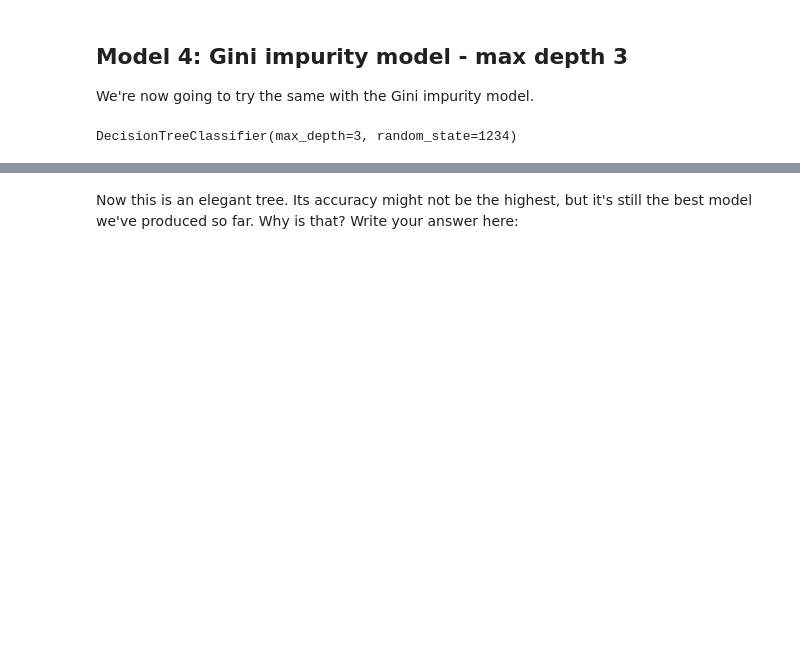
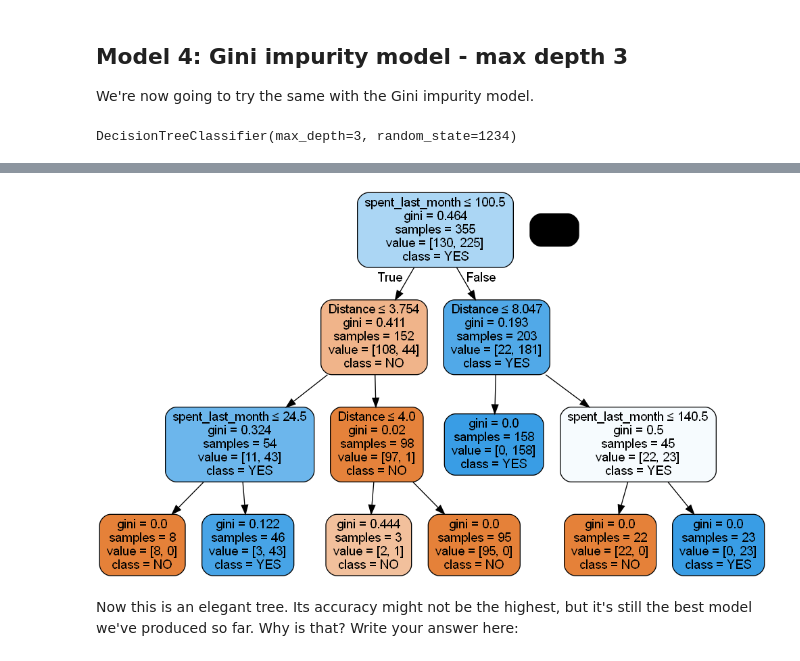
Before and after one commit to phys1cstothemax/Springboard, a Jupyter notebook: Springboard Decision Tree Specialty Coffee Case Study - Tier 3.ipynb, the cells around one changed output, grey strips where cells are left out. Drawn from its saved outputs; the diff is of its cells as text; code cells hidden in the pictures; blank space fills up the shorter version.

```diff
--- a/Springboard Decision Tree Specialty Coffee Case Study - Tier 3.ipynb
+++ b/Springboard Decision Tree Specialty Coffee Case Study - Tier 3.ipynb
@@ -537,3 +576,14 @@ Recall score 1.0
+# %%
+dot_data = StringIO()
+tree.export_graphviz(gini_model2, out_file=dot_data, filled=True, rounded=True, special_characters=True,
+                     feature_names=X_train.columns, class_names= ['NO', 'YES'])
+
+
+# Alternatively for class_names use gini_model2.classes_
+graph = pydotplus.graph_from_dot_data(dot_data.getvalue())
+Image(graph.create_png())
+# %% [output]
+[figure, added]
 # %% [markdown]
 Now this is an elegant tree. Its accuracy might not be the highest, but it's still the best model we've produced so far. Why is that? Write your answer here:
 # %% [markdown]
```
Also changed, not shown: parts of 23 cells of this notebook.
